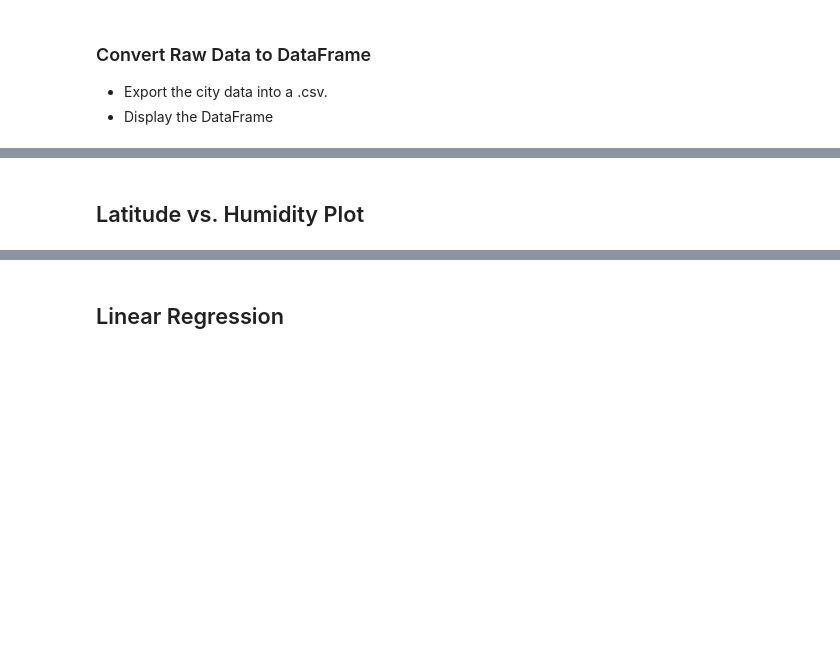
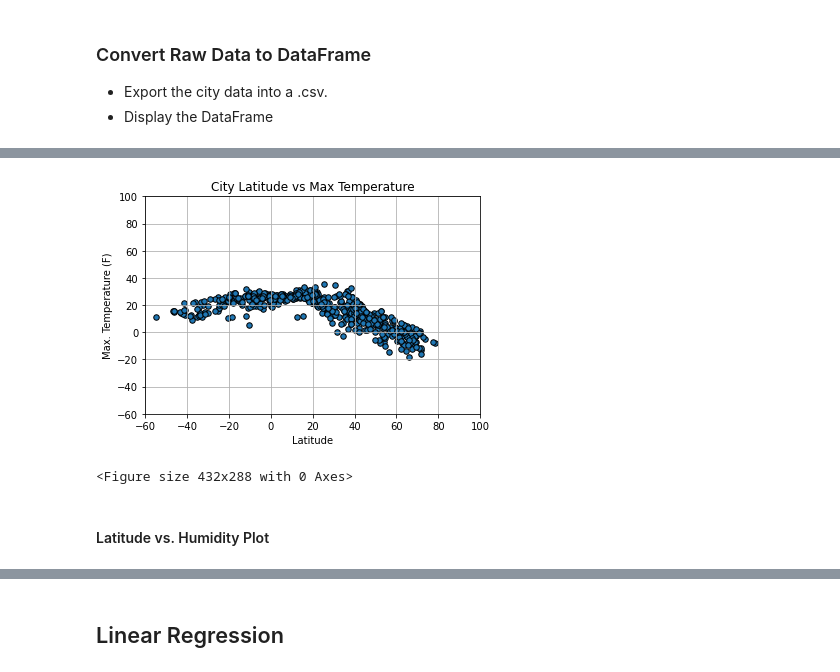
Before and after one commit to eggsnbacon97/python-api-challenge, a Jupyter notebook: WeatherPy.ipynb, the cells around one changed output, grey strips where cells are left out. Saved outputs shown, nothing was run; the diff lists cells and outputs as text; code cells hidden in the pictures; blank space fills up the shorter version.

```diff
--- a/WeatherPy.ipynb
+++ b/WeatherPy.ipynb
@@ -122,9 +121,11 @@ Data Retrieval Complete
 * Export the city data into a .csv.
 * Display the DataFrame
 # %%
+#Create weather dictionary------
+
 weather_dict = {
-    "City": city_two,
-    "Cloudiness": cloudinesses,
+    "City": city_data,
+    "Cloudiness": cloudiness,
     "Country": countries,
     "Date": dates,
     "Humidity": humidities,
@@ -133,8 +134,3 @@ weather_dict = {
     "Max Temp": max_temps,
     "Wind Speed": wind_speeds
 }
-
-weather_dataframe = pd.DataFrame(weather_dict)
-
-# show the top of the dataframe
-weather_dataframe.head()
@@ -197,2 +173,15 @@ Int64Index([], dtype='int64')
+# %%
+plt.scatter(weather_dataframe["Lat"], weather_dataframe["Max Temp"], marker='o',s=30, edgecolors= "black")
+plt.title("City Latitude vs Max Temperature")
+plt.ylim(-60,100)
+plt.xlim(-60,100)
+plt.ylabel("Max. Temperature (F)")
+plt.xlabel("Latitude")
+plt.grid()
+plt.show()
+plt.savefig("lat_vs_tmp.png")
+# %% [output]
+[figure, added]
+<Figure size 432x288 with 0 Axes>
 # %% [markdown]
-## Latitude vs. Humidity Plot
+#### Latitude vs. Humidity Plot
```
Also changed, not shown: parts of 41 cells of this notebook, 10 other files.
